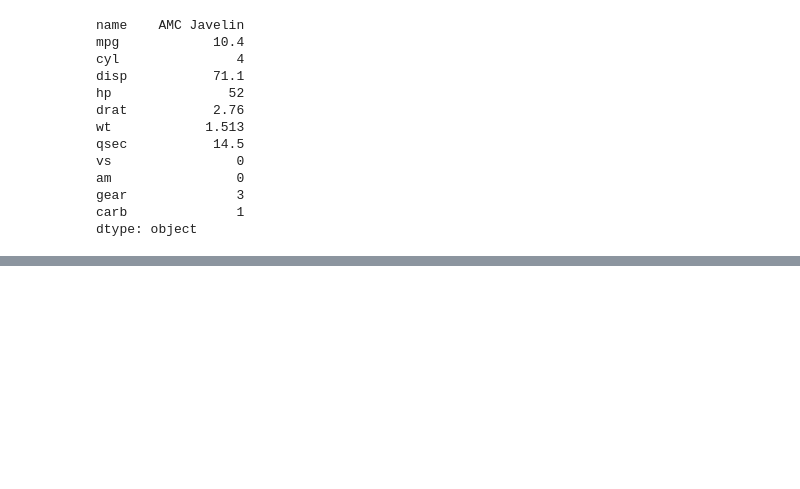
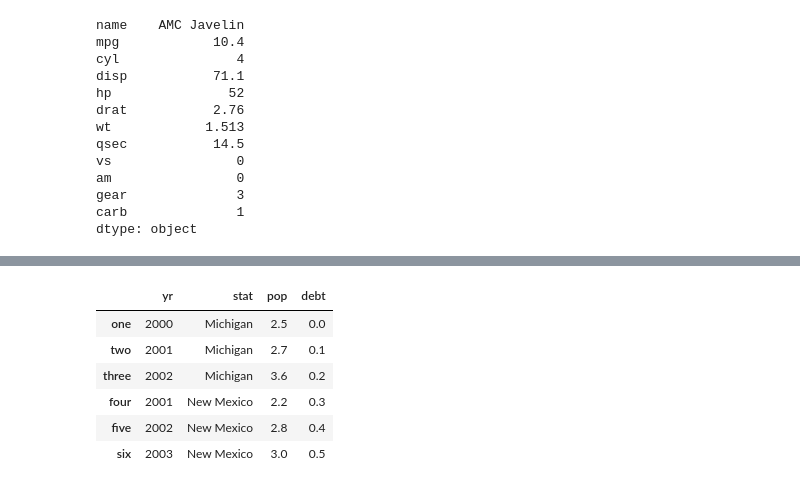
Before and after one commit to sundancezaf/PandasNotes, a Jupyter notebook: Commands.ipynb, the cells around one changed output, grey strips where cells are left out. Drawn from its saved outputs; the diff is of its cells as text; code cells hidden in the pictures; blank space fills up the shorter version.

```diff
--- a/Commands.ipynb
+++ b/Commands.ipynb
@@ -341,0 +399,12 @@ All manual cars:
+# %%
+# assign a range of values
+df2['debt'] = np.arange(0.0,0.6,0.1)
+df2
+# %% [output]
+|  | yr | stat | pop | debt |
+| one | 2000 | Michigan | 2.5 | 0.0 |
+| two | 2001 | Michigan | 2.7 | 0.1 |
+| three | 2002 | Michigan | 3.6 | 0.2 |
+| four | 2001 | New Mexico | 2.2 | 0.3 |
+| five | 2002 | New Mexico | 2.8 | 0.4 |
+| six | 2003 | New Mexico | 3.0 | 0.5 |
```
Also changed, not shown: parts of 34 cells of this notebook.
